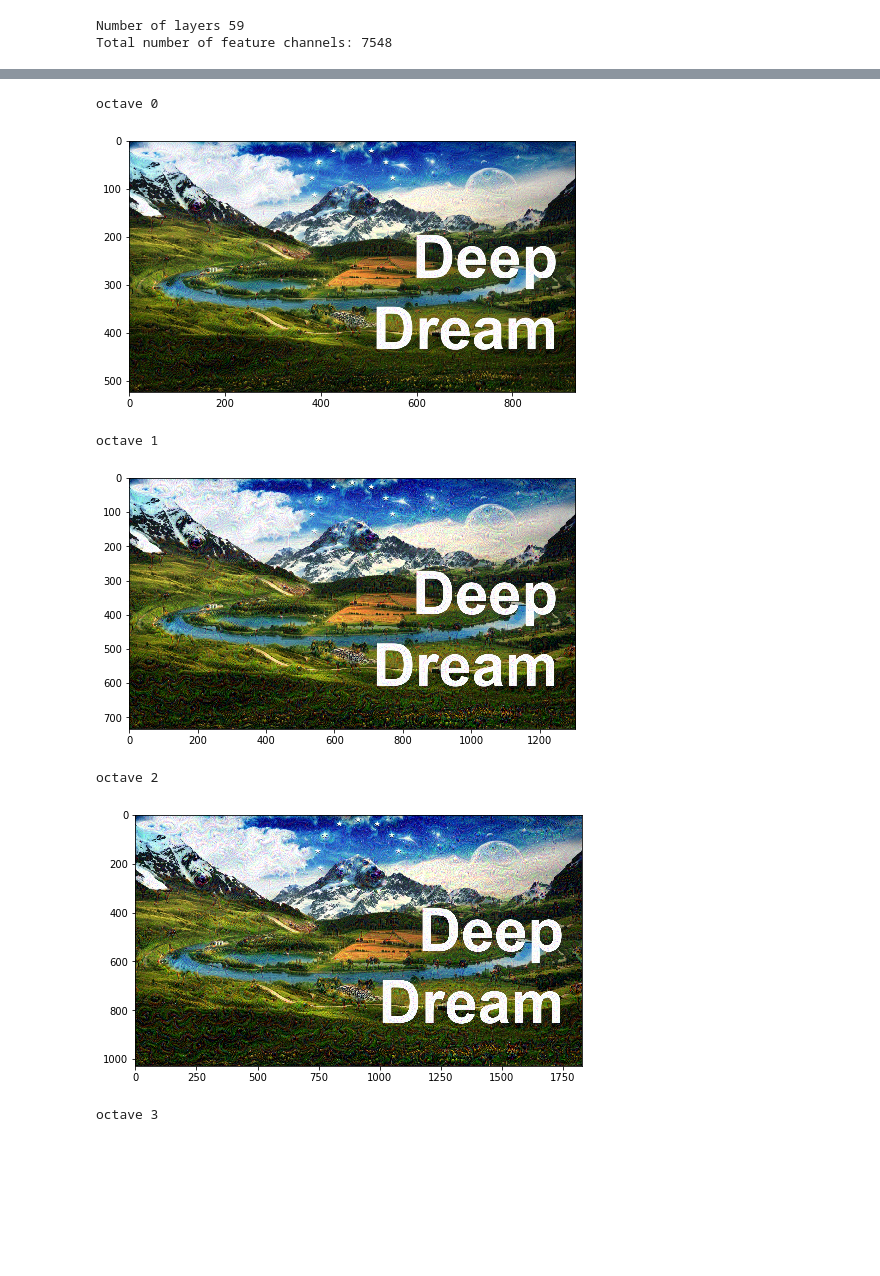
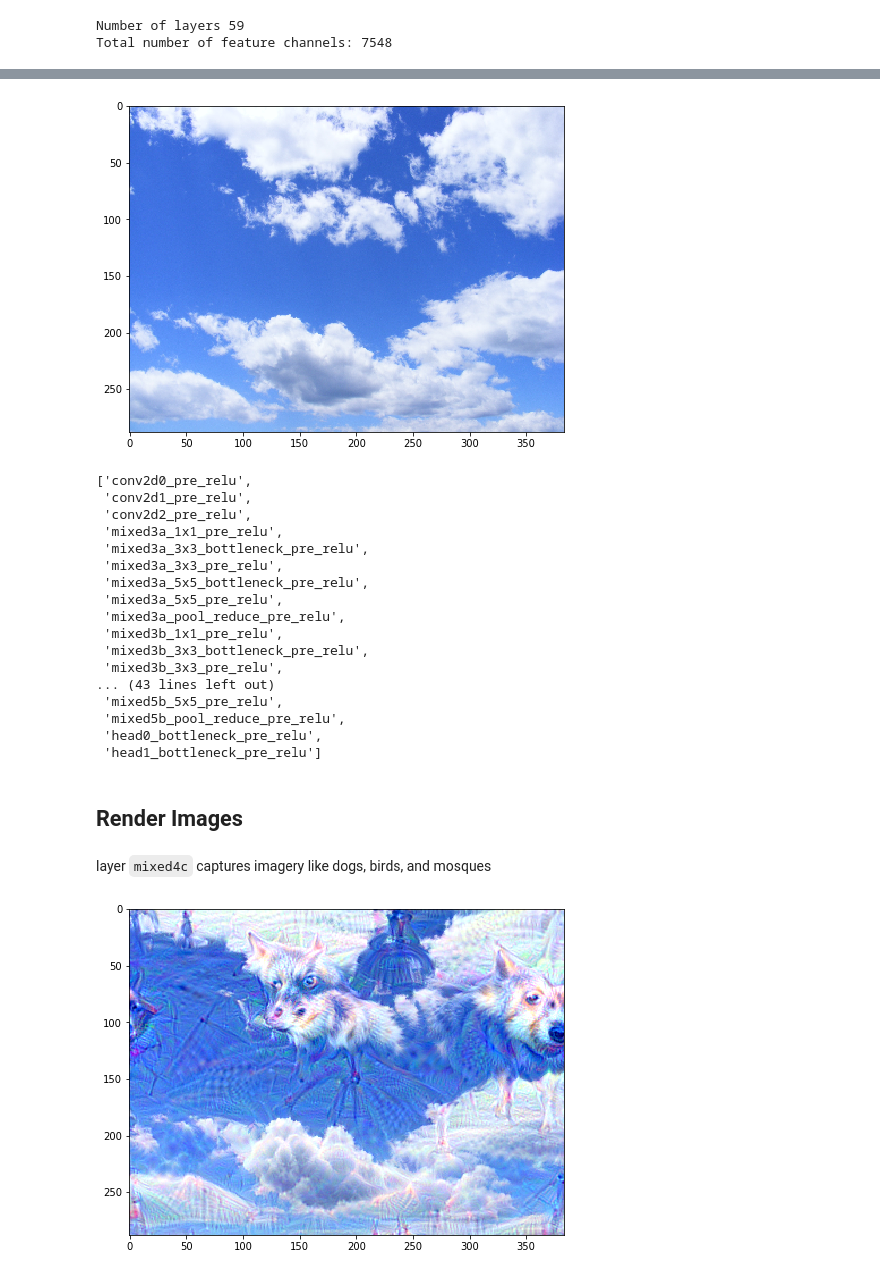
Before and after one commit to mlberkeley/deepart-workshop, a Jupyter notebook: DeepDream.ipynb, the cells around one changed output, grey strips where cells are left out. Cells and saved outputs as stored; diff of their text form; code cells hidden in the pictures; blank space fills up the shorter version.

```diff
--- a/DeepDream.ipynb
+++ b/DeepDream.ipynb
@@ -121,6 +136,25 @@ def calc_grad_tiled(img, t_grad, tile_size=512):
 # %%
-def render_deepdream(t_obj, img0=img_noise,
-                     iter_n=10, step=1.5, octave_n=4, octave_scale=1.4):
+def render_deepdream(t_obj,
+                     img0=img_noise,
+                     iter_n=10,
+                     step=1.5,
+                     octave_n=4,
+                     octave_scale=1.4,
+                     show_intermediates=True):
+    '''
+    Renders the Deepdream for a particular image
+    and parameters
+    @img0 = the image to render with deepdream
+    @iter_n = the number of iterations to run for each scale. More iterations = more trippy
+    @step = the size of the step along the gradient
+    @octave_n = the number of octaves to render on. An octave is just a scaled down version
+        This allows you to render Deepdream artifacts at larger scales
+    @octave_scale = the scale to adjust per octave.
+    @show_intermediates = display the rendered results after each octave. If False only displays
+        the last rendered result.
+
+    returns: rendered image
+    '''
     t_score = tf.reduce_mean(t_obj) # defining the optimization objective
     t_grad = tf.gradients(t_score, t_input)[0] # behold the power of automatic differentiation!
 
@@ -136,7 +170,6 @@ def render_deepdream(t_obj, img0=img_noise,
 
     # generate details octave by octave
     for octave in range(octave_n):
-        print('octave {}'.format(octave))
         if octave > 0:
             hi = octaves[-octave]
             img = resize(img, hi.shape[:2])+hi
@@ -146,14 +179,8 @@ def render_deepdream(t_obj, img0=img_noise,
 
         #this will usually be like 3 or 4 octaves
         #Step 5 output deep dream image via matplotlib
-        showarray(img/255)
+        if show_intermediates:
+            show_image(img)
+    if not show_intermediates:
+        show_image(img)
     return img
-# %%
-def load_image(filename):
-
-    if '.png' in filename:
-        img_obj = plt.imread(filename)
-    else:
-        img_obj = plt.imread(filename)/255
-    if len(img_obj.shape) == 3 and img_obj.shape[2] > 3:
-        return img_obj[:,:,:3]
@@ -171,10 +190,34 @@ img0 = np.float32(img0)*255
+# %%
+img0 = load_image('sky.jpg')
+show_image(img0)
+# %% [output]
+[figure, added]
+# %%
+layers
+# %% [output]
+['conv2d0_pre_relu',
+ 'conv2d1_pre_relu',
+ 'conv2d2_pre_relu',
+ 'mixed3a_1x1_pre_relu',
+ 'mixed3a_3x3_bottleneck_pre_relu',
+ 'mixed3a_3x3_pre_relu',
+ 'mixed3a_5x5_bottleneck_pre_relu',
+ 'mixed3a_5x5_pre_relu',
+ 'mixed3a_pool_reduce_pre_relu',
+ 'mixed3b_1x1_pre_relu',
+ 'mixed3b_3x3_bottleneck_pre_relu',
+ 'mixed3b_3x3_pre_relu',
+... (43 lines left out)
+ 'mixed5b_5x5_pre_relu',
+ 'mixed5b_pool_reduce_pre_relu',
+ 'head0_bottleneck_pre_relu',
+ 'head1_bottleneck_pre_relu']
+# %% [markdown]
+## Render Images
+# %% [markdown]
+layer `mixed4c` captures imagery like dogs, birds, and mosques
 # %%
-out_img = render_deepdream(tf.square(T('mixed4c')), img0, octave_n=4, iter_n=20)
+layer = 'mixed4c'
+out_img = render_deepdream(tf.square(T(layer)), img0, octave_n=4, iter_n=20, show_intermediates=False)
 # %% [output]
-octave 0
-[figure, old version]
+[figure, new version]
-octave 1
-[figure, removed]
-octave 2
-[figure, removed]
-octave 3
```
Also changed, not shown: parts of 22 cells of this notebook, 1 other file.
